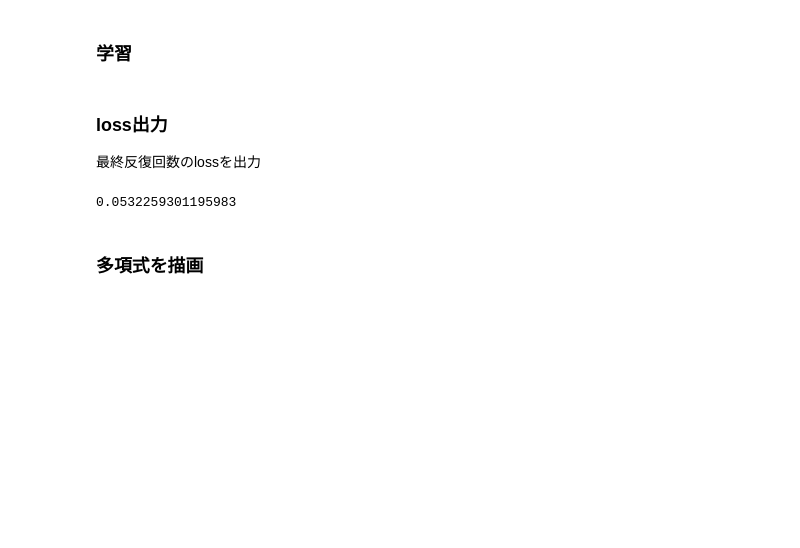
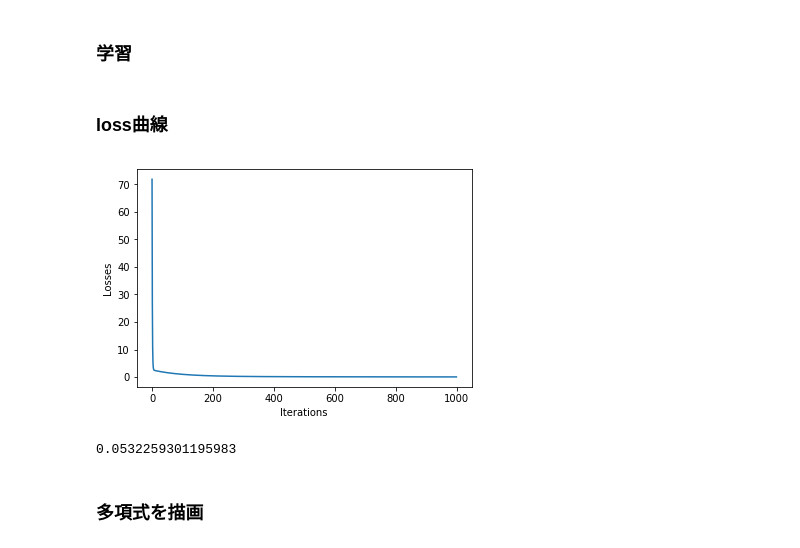
Before and after one commit to ha9kberry/ml, a Jupyter notebook: regularization/regularization.ipynb, the cells around one changed output. Cells and saved outputs as stored; diff of their text form; code cells hidden in the pictures; blank space fills up the shorter version.

```diff
--- a/regularization/regularization.ipynb
+++ b/regularization/regularization.ipynb
@@ -131,13 +131,20 @@ for i in range(iteration):
 
     #log="{}回目 ： loss={:.3f}"
     #print(log.format(i+1,loss))
-# %% [markdown]
-### loss出力
-最終反復回数のlossを出力
-# %%
-loss_list[-1]
-# %% [output]
-0.0532259301195983
+# %% [markdown]
+### loss曲線
+# %%
+plt.plot(range(0,iteration),loss_list)
+plt.xlabel("Iterations")
+plt.ylabel("Losses")
+plt.show()
+# %% [output]
+[figure, added]
+# %%
+# 最終反復回数のlossを出力
+loss_list[-1]
+# %% [output]
+0.0532259301195983
 # %% [markdown]
 ### 多項式を描画
 # %%
```
Also changed, not shown: parts of 4 cells of this notebook, 1 other file.
